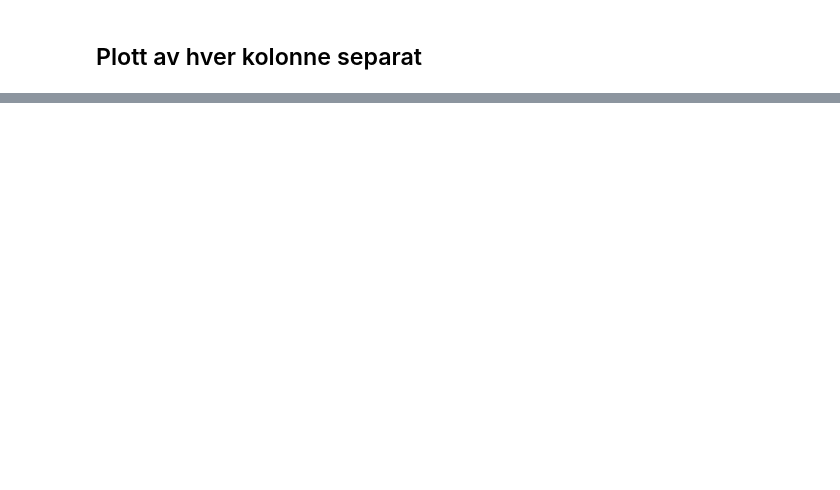
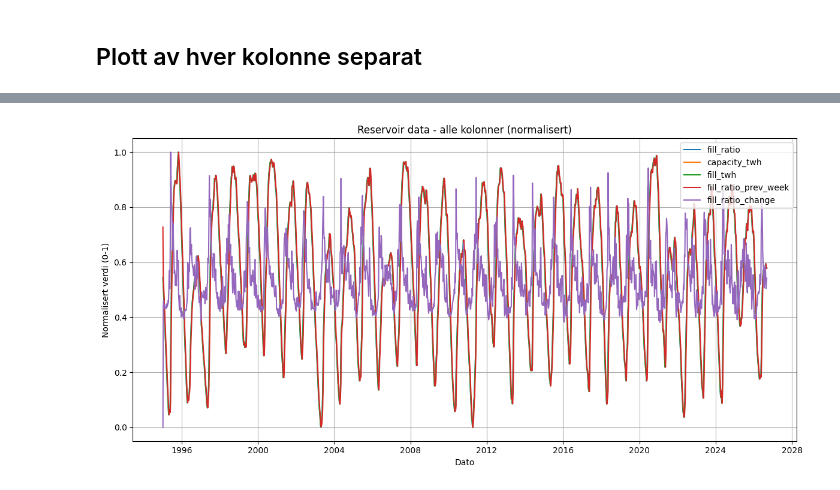
Before and after one commit to yamamaalhalabi/ind320-yamamaalhalabi, a Jupyter notebook: IND320_project.ipynb, the cells around one changed output, grey strips where cells are left out. Cells and saved outputs as stored; diff of their text form; code cells hidden in the pictures; blank space fills up the shorter version.

```diff
--- a/IND320_project.ipynb
+++ b/IND320_project.ipynb
@@ -52,0 +78,18 @@ df.head()
+# %%
+# Normalize each column to a 0-1 scale so they can be compared
+# despite having very different units and value ranges
+df_normalized = (df - df.min()) / (df.max() - df.min())
+
+fig, ax = plt.subplots(figsize=(12, 6))
+for col in df_normalized.columns:
+    ax.plot(df_normalized.index, df_normalized[col], label=col)
+
+ax.set_xlabel("Dato")
+ax.set_ylabel("Normalisert verdi (0-1)")
+ax.set_title("Reservoir data - alle kolonner (normalisert)")
+ax.legend()
+ax.grid(True)
+plt.tight_layout()
+plt.show()
+# %% [output]
+[figure, added]
```
Also changed, not shown: parts of 7 cells of this notebook, 1 other file.
